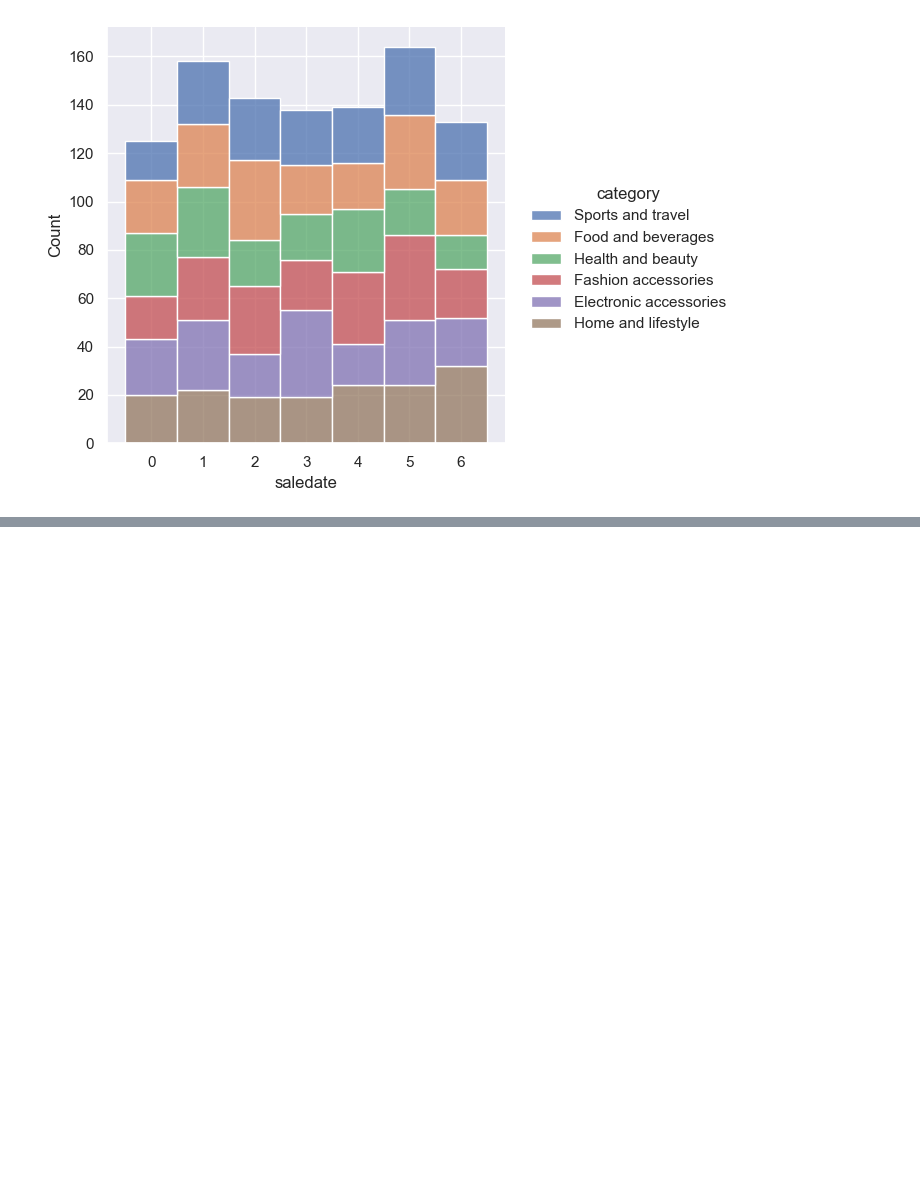
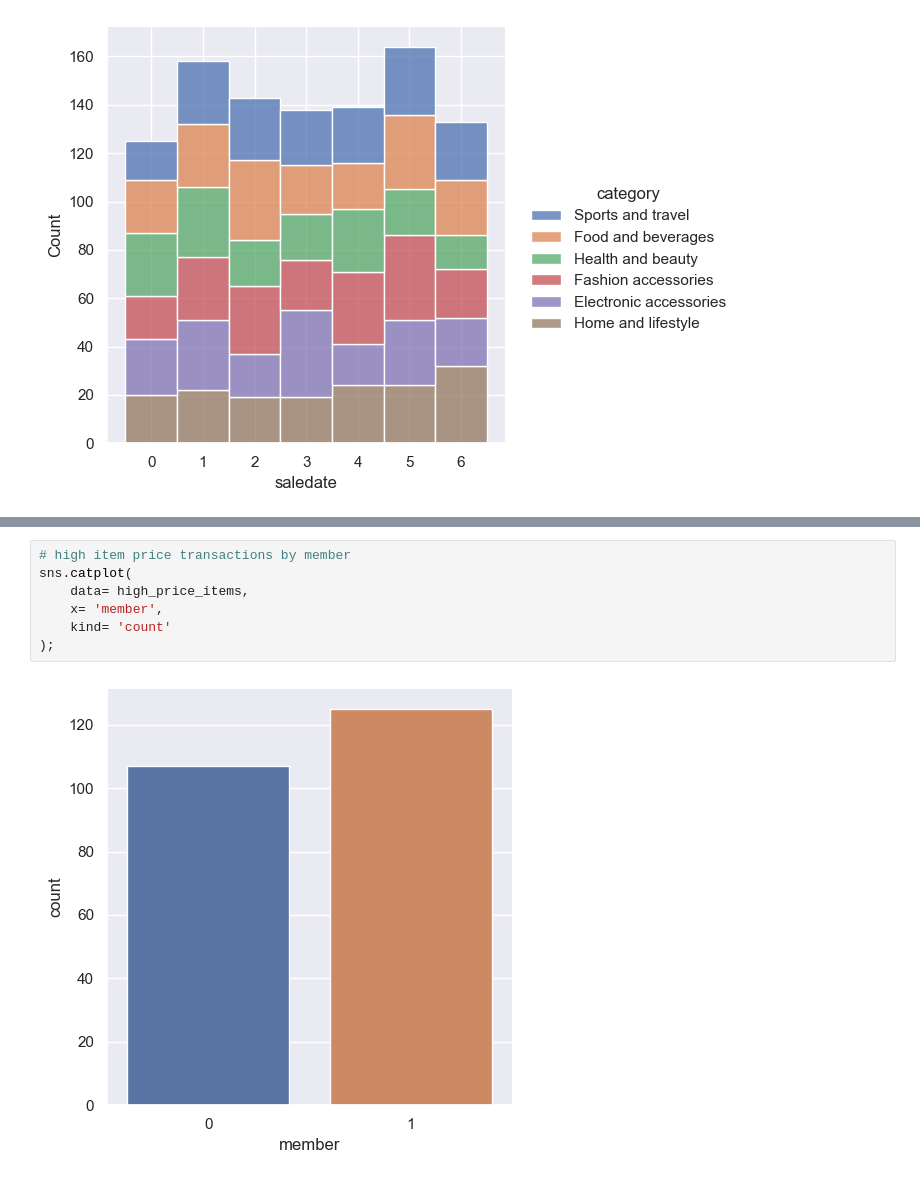
Before and after one commit to zdravoj/data-science-foundations, a Jupyter notebook: Supermarket_Sales/Supermarket_sales_analysis.ipynb, the cells around one changed output, grey strips where cells are left out. Saved outputs shown, nothing was run; the diff lists cells and outputs as text; blank space fills up the shorter version.

```diff
--- a/Supermarket_Sales/Supermarket_sales_analysis.ipynb
+++ b/Supermarket_Sales/Supermarket_sales_analysis.ipynb
@@ -1072,0 +1099,9 @@ g = sns.displot(
+# %%
+# high item price transactions by member
+sns.catplot(
+    data= high_price_items,
+    x= 'member',
+    kind= 'count'
+);
+# %% [output]
+[figure, added]
```
Also changed, not shown: parts of 7 cells of this notebook.
